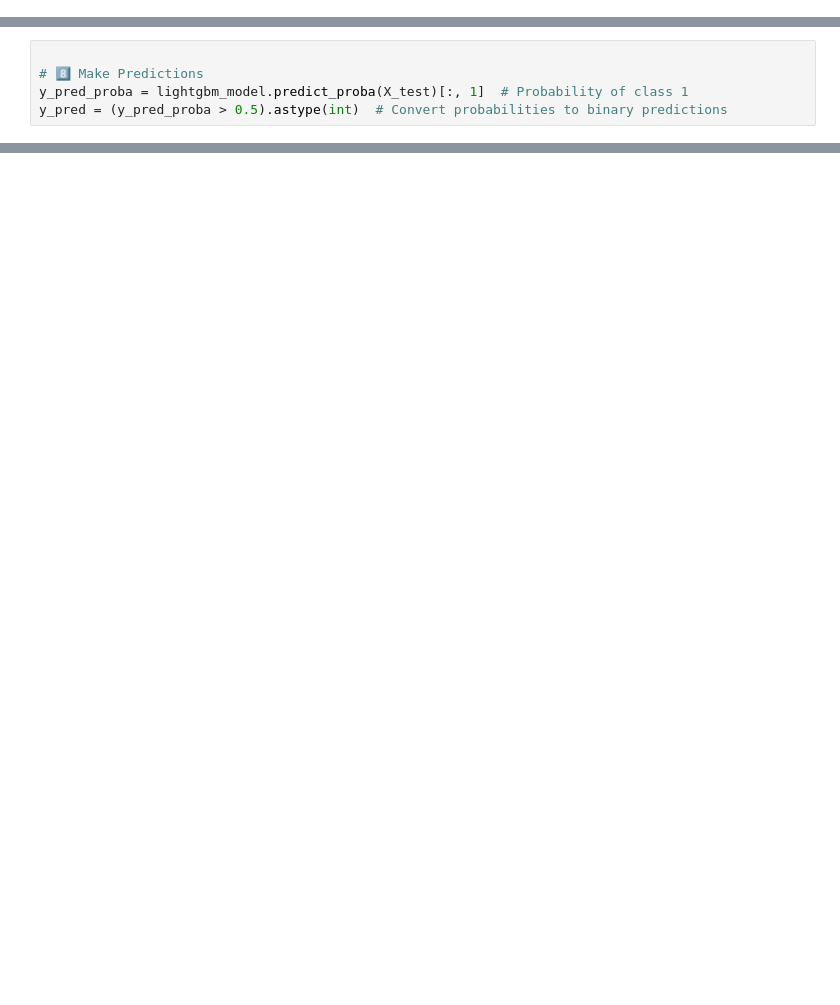
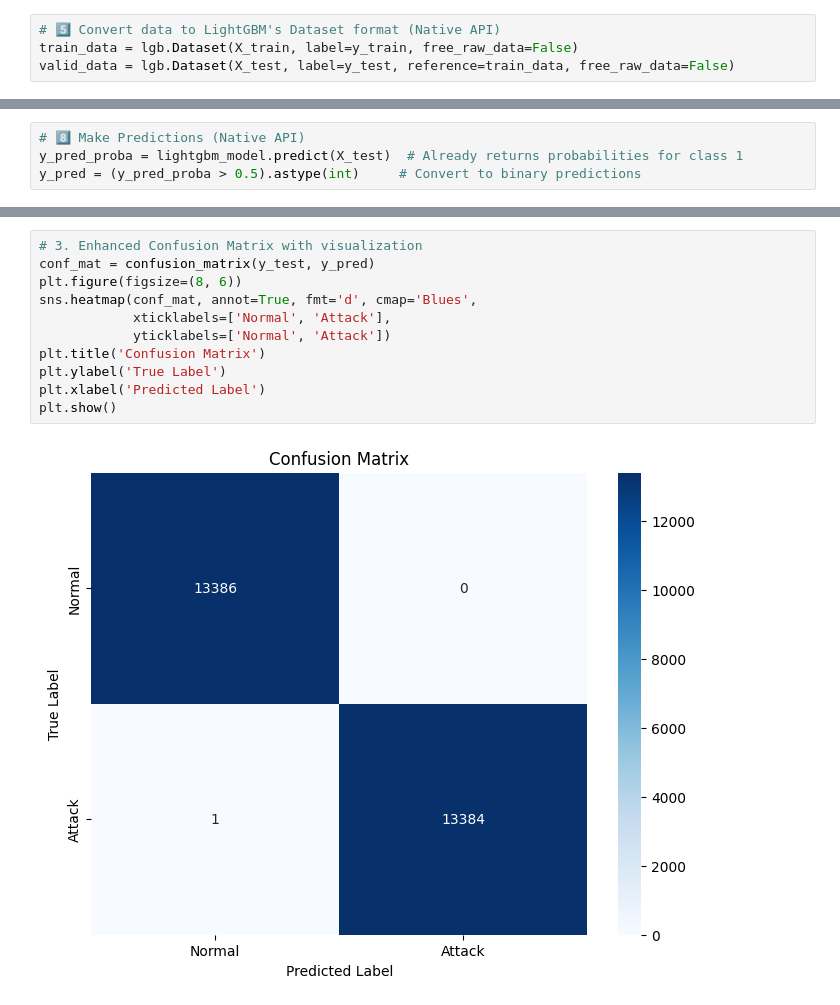
Before and after one commit to infinity-decoder/FYP, a Jupyter notebook: models/LightGBMn.ipynb, the cells around one changed output, grey strips where cells are left out. Saved outputs shown, nothing was run; the diff lists cells and outputs as text; blank space fills up the shorter version.

```diff
--- a/models/LightGBMn.ipynb
+++ b/models/LightGBMn.ipynb
@@ -71,0 +28,4 @@ LGBMClassifier(early_stopping_rounds=50, metric='auc', n_estimators=500,
+# %%
+# 5️⃣ Convert data to LightGBM's Dataset format (Native API)
+train_data = lgb.Dataset(X_train, label=y_train, free_raw_data=False)
+valid_data = lgb.Dataset(X_test, label=y_test, reference=train_data, free_raw_data=False)
@@ -72,5 +74,4 @@ LGBMClassifier(early_stopping_rounds=50, metric='auc', n_estimators=500,
 # %%
-
-# 8️⃣ Make Predictions
-y_pred_proba = lightgbm_model.predict_proba(X_test)[:, 1]  # Probability of class 1
-y_pred = (y_pred_proba > 0.5).astype(int)  # Convert probabilities to binary predictions
+# 8️⃣ Make Predictions (Native API)
+y_pred_proba = lightgbm_model.predict(X_test)  # Already returns probabilities for class 1
+y_pred = (y_pred_proba > 0.5).astype(int)     # Convert to binary predictions
@@ -96,0 +104,13 @@ weighted avg       1.00      1.00      1.00     26771
+# %%
+# 3. Enhanced Confusion Matrix with visualization
+conf_mat = confusion_matrix(y_test, y_pred)
+plt.figure(figsize=(8, 6))
+sns.heatmap(conf_mat, annot=True, fmt='d', cmap='Blues',
+            xticklabels=['Normal', 'Attack'],
+            yticklabels=['Normal', 'Attack'])
+plt.title('Confusion Matrix')
+plt.ylabel('True Label')
+plt.xlabel('Predicted Label')
+plt.show()
+# %% [output]
+[figure, added]
```
Also changed, not shown: parts of 10 cells of this notebook, 16 other files.
